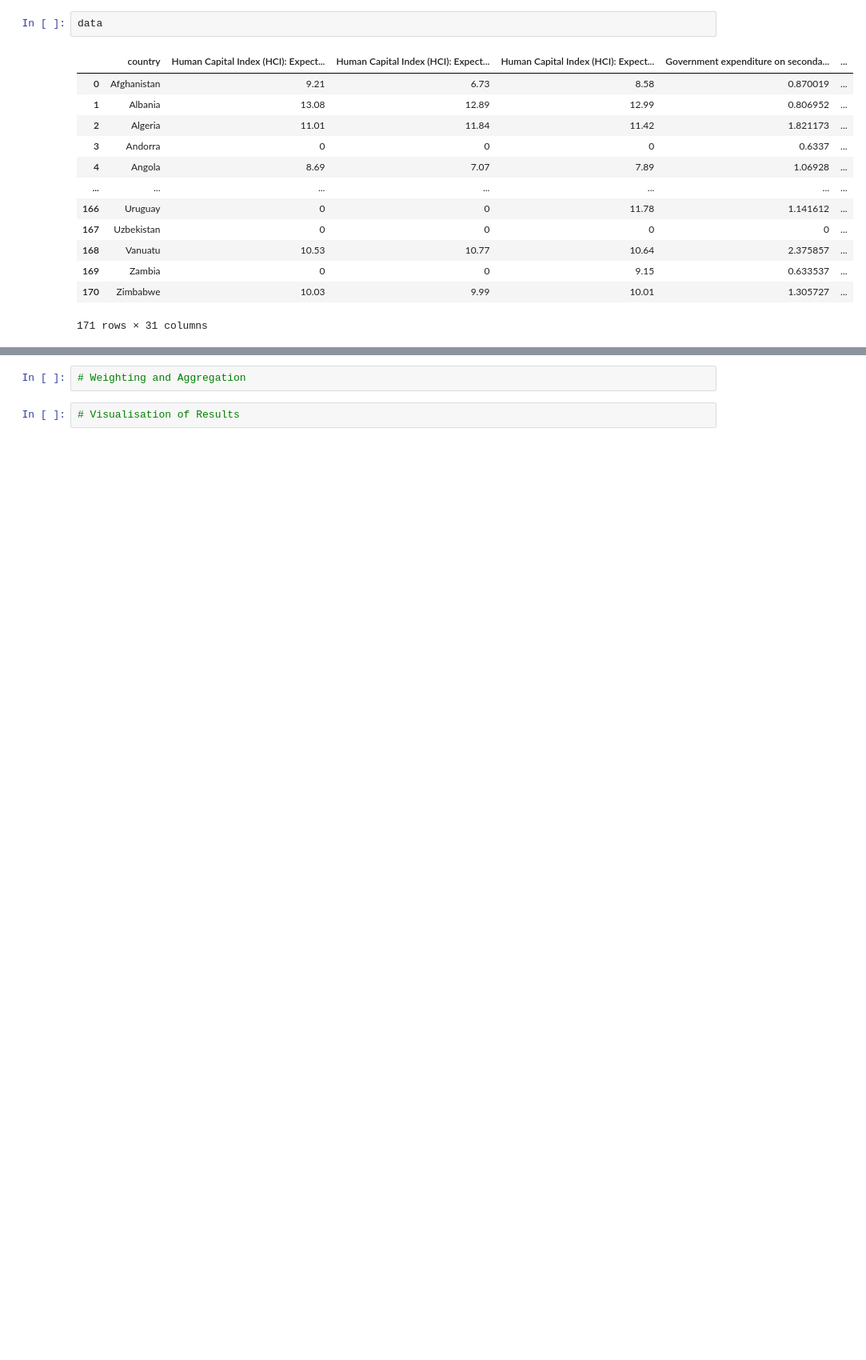
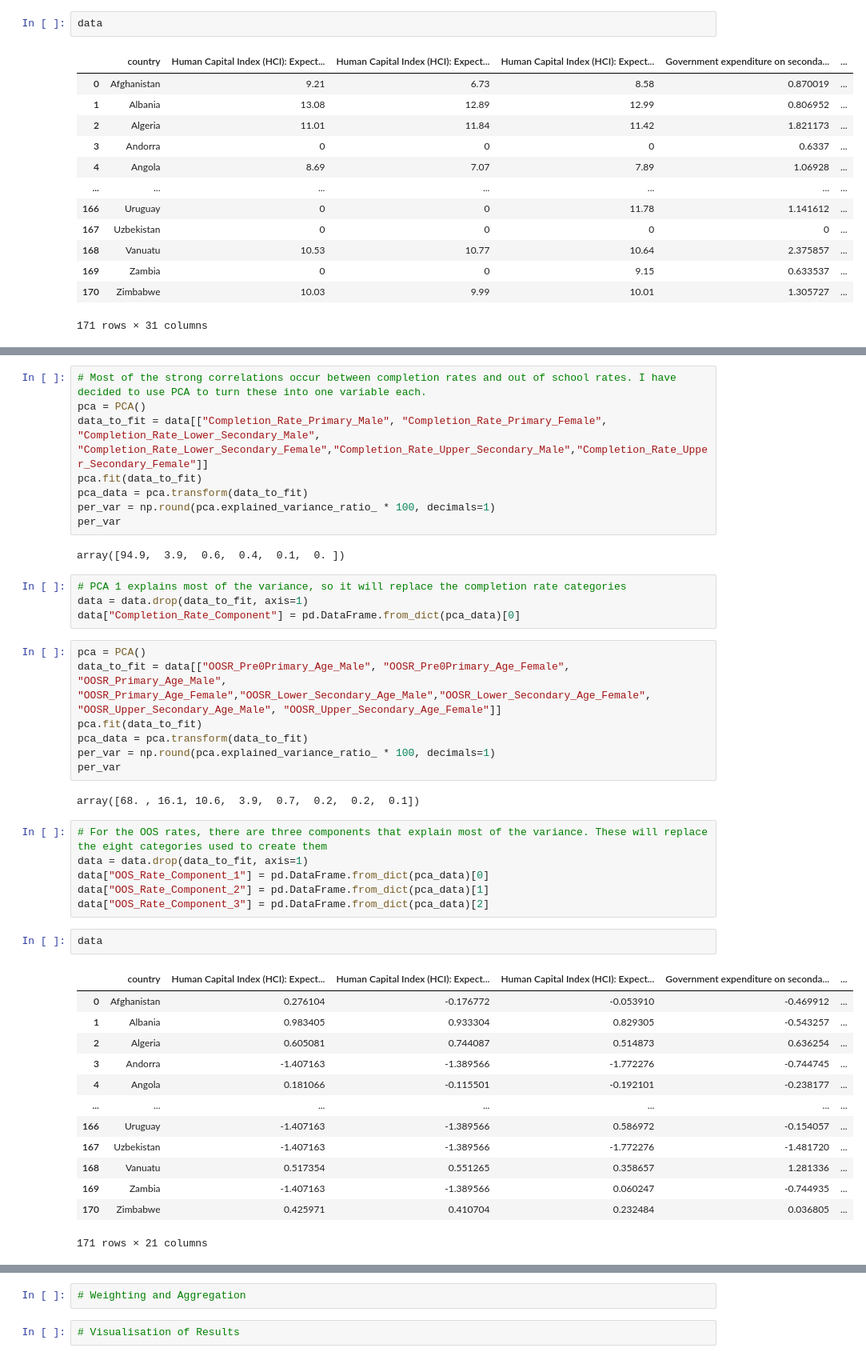
Before and after one commit to Jordan-Conway/DA-V-CA, a Jupyter notebook: index.ipynb, the cells around one changed output, grey strips where cells are left out. Shown: that part at 80% size. Drawn from its saved outputs; the diff is of its cells as text; blank space fills up the shorter version.

```diff
--- a/index.ipynb
+++ b/index.ipynb
@@ -278,0 +374,45 @@ data
+# %%
+# Most of the strong correlations occur between completion rates and out of school rates. I have decided to use PCA to turn these into one variable each.
+pca = PCA()
+data_to_fit = data[["Completion_Rate_Primary_Male", "Completion_Rate_Primary_Female", "Completion_Rate_Lower_Secondary_Male", "Completion_Rate_Lower_Secondary_Female","Completion_Rate_Upper_Secondary_Male","Completion_Rate_Upper_Secondary_Female"]]
+pca.fit(data_to_fit)
+pca_data = pca.transform(data_to_fit)
+per_var = np.round(pca.explained_variance_ratio_ * 100, decimals=1)
+per_var
+# %% [output]
+array([94.9,  3.9,  0.6,  0.4,  0.1,  0. ])
+# %%
+# PCA 1 explains most of the variance, so it will replace the completion rate categories
+data = data.drop(data_to_fit, axis=1)
+data["Completion_Rate_Component"] = pd.DataFrame.from_dict(pca_data)[0]
+# %%
+pca = PCA()
+data_to_fit = data[["OOSR_Pre0Primary_Age_Male", "OOSR_Pre0Primary_Age_Female", "OOSR_Primary_Age_Male", "OOSR_Primary_Age_Female","OOSR_Lower_Secondary_Age_Male","OOSR_Lower_Secondary_Age_Female", "OOSR_Upper_Secondary_Age_Male", "OOSR_Upper_Secondary_Age_Female"]]
+pca.fit(data_to_fit)
+pca_data = pca.transform(data_to_fit)
+per_var = np.round(pca.explained_variance_ratio_ * 100, decimals=1)
+per_var
+# %% [output]
+array([68. , 16.1, 10.6,  3.9,  0.7,  0.2,  0.2,  0.1])
+# %%
+# For the OOS rates, there are three components that explain most of the variance. These will replace the eight categories used to create them
+data = data.drop(data_to_fit, axis=1)
+data["OOS_Rate_Component_1"] = pd.DataFrame.from_dict(pca_data)[0]
+data["OOS_Rate_Component_2"] = pd.DataFrame.from_dict(pca_data)[1]
+data["OOS_Rate_Component_3"] = pd.DataFrame.from_dict(pca_data)[2]
+# %%
+data
+# %% [output]
+|  | country | Human Capital Index (HCI): Expect... | Human Capital Index (HCI): Expect... | Human Capital Index (HCI): Expect... | Government expenditure on seconda... | ... |
+| 0 | Afghanistan | 0.276104 | -0.176772 | -0.053910 | -0.469912 | ... |
+| 1 | Albania | 0.983405 | 0.933304 | 0.829305 | -0.543257 | ... |
+| 2 | Algeria | 0.605081 | 0.744087 | 0.514873 | 0.636254 | ... |
+| 3 | Andorra | -1.407163 | -1.389566 | -1.772276 | -0.744745 | ... |
+| 4 | Angola | 0.181066 | -0.115501 | -0.192101 | -0.238177 | ... |
+| ... | ... | ... | ... | ... | ... | ... |
+| 166 | Uruguay | -1.407163 | -1.389566 | 0.586972 | -0.154057 | ... |
+| 167 | Uzbekistan | -1.407163 | -1.389566 | -1.772276 | -1.481720 | ... |
+| 168 | Vanuatu | 0.517354 | 0.551265 | 0.358657 | 1.281336 | ... |
+| 169 | Zambia | -1.407163 | -1.389566 | 0.060247 | -0.744935 | ... |
+| 170 | Zimbabwe | 0.425971 | 0.410704 | 0.232484 | 0.036805 | ... |
+171 rows × 21 columns
```
Also changed, not shown: parts of 13 cells of this notebook.
